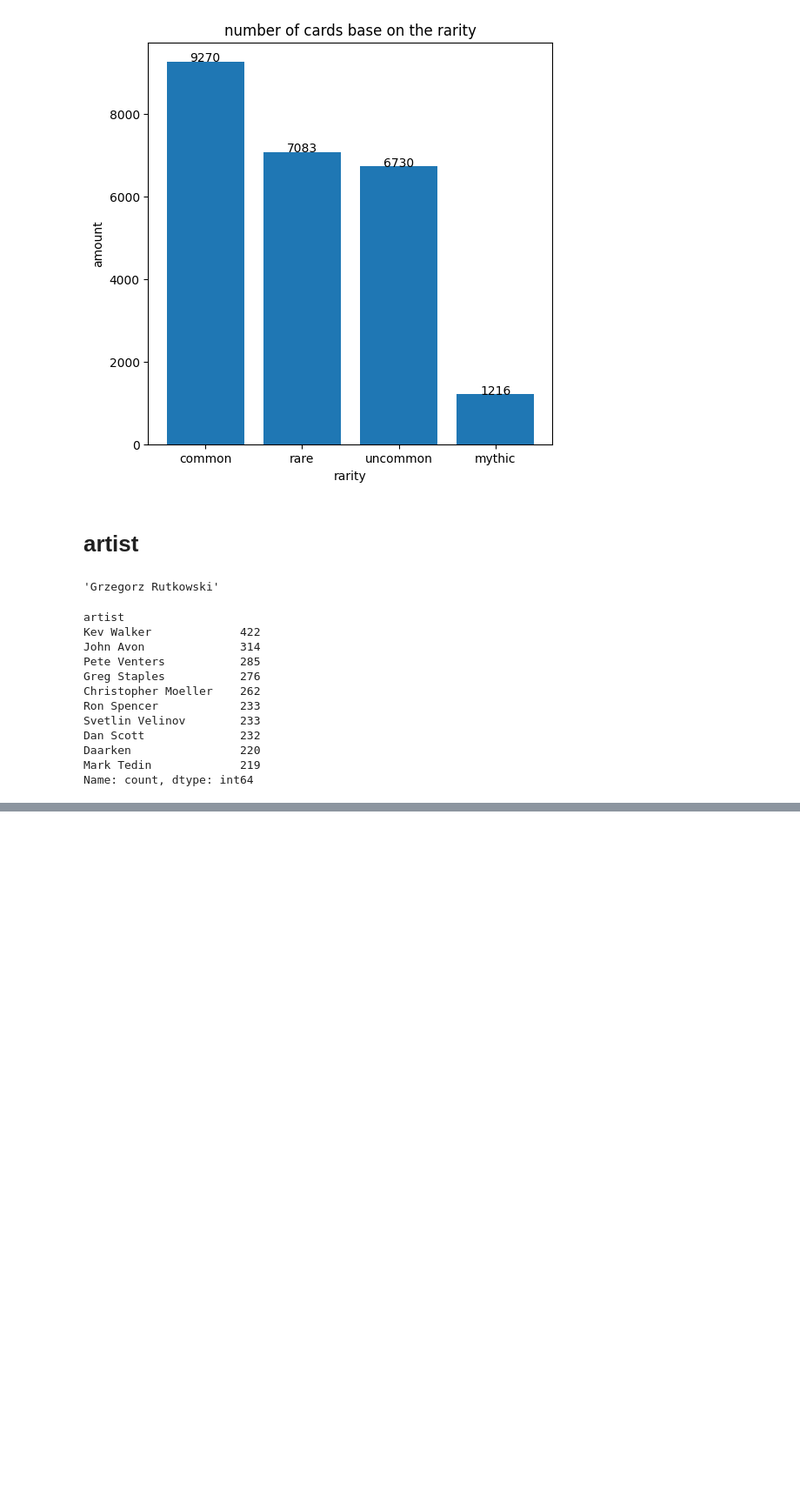
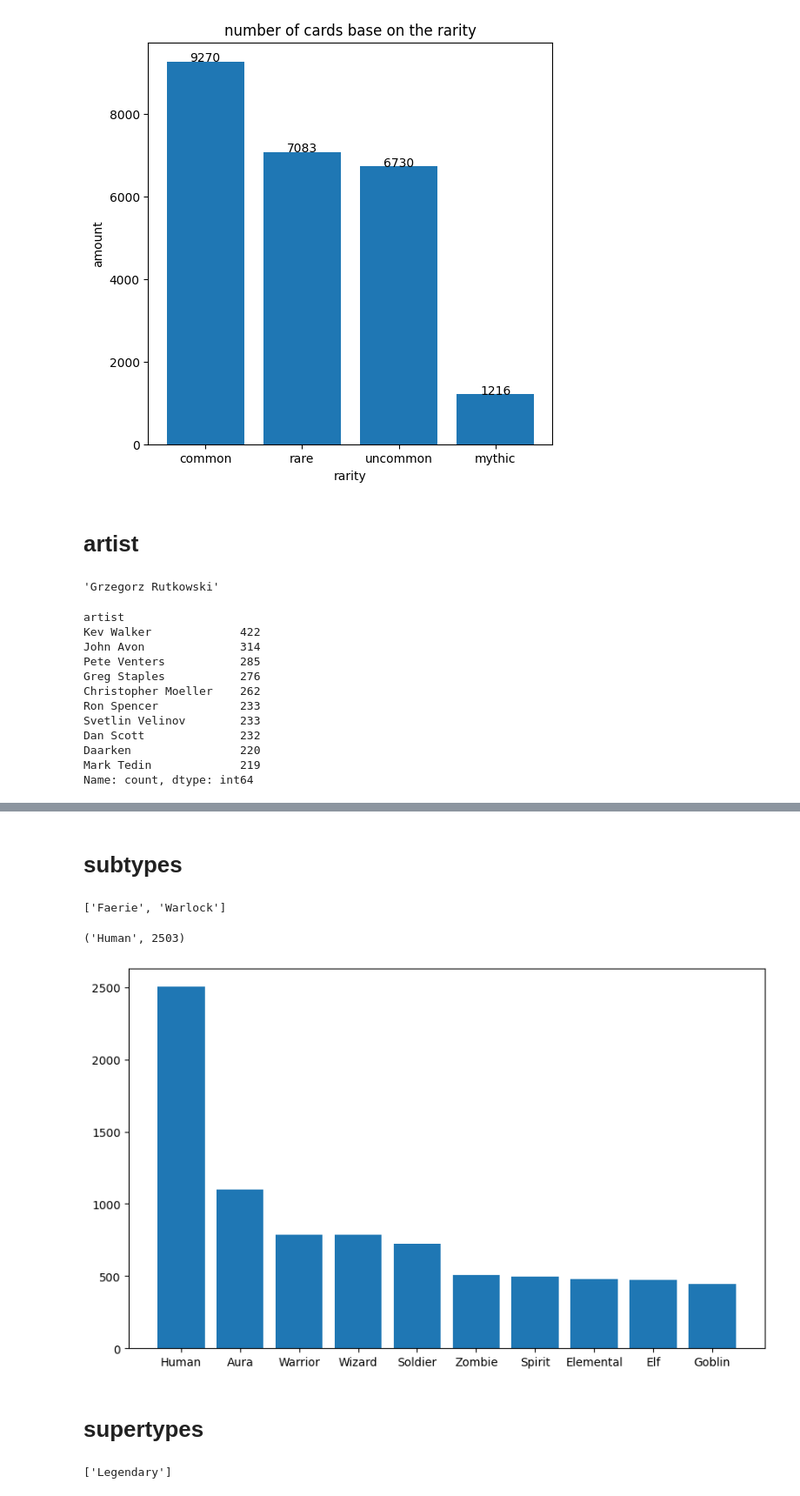
Before and after one commit to Mariodraghidicomodo/elaborato, a Jupyter notebook: progetto_data_scienze/codice/Some_Plots/Plot_final_df.ipynb, the cells around one changed output, grey strips where cells are left out. Shown at 87% size. Drawn from its saved outputs; the diff is of its cells as text; code cells hidden in the pictures; blank space fills up the shorter version.

Commit message:
plot

```diff
--- a/progetto_data_scienze/codice/Some_Plots/Plot_final_df.ipynb
+++ b/progetto_data_scienze/codice/Some_Plots/Plot_final_df.ipynb
@@ -610,0 +613,9 @@ plt.show()
+# %%
+rank = final_clean_df.edhrec_rank.iloc[30]
+print(type(rank)) #forse ci sono valori che sono float e altri str
+
+#final_clean_df.edhrec_rank[final_clean_df.edhrec_rank == type(str)]
+for x in final_clean_df.edhrec_rank:
+    if type(x) == str:
+        print(x)
+        print(f'stringa')
@@ -610,0 +674,64 @@ plt.show()
+# %% [markdown]
+# subtypes
+# %%
+final_clean_df.subtypes.iloc[30]
+# %% [output]
+['Faerie', 'Warlock']
+# %%
+#crechiamo qunati subtype esistono, è simile alla funzione dei type!!!
+
+#creo la lista con tutti i subtypes
+#lista con tipi importanti
+def create_lista_subtypes(): #ok perfetto
+    lista_subtypes = []
+    for index,tipo in final_clean_df.subtypes.items():
+        for x in tipo:
+            if x not in lista_subtypes:
+                lista_subtypes.append(x)
+    return lista_subtypes
+
+def count_subtypes(search_subtype): #ok perfetto, lo modifico e ritorno un count, non posso la lista la devo ritrasformare in un dizio
+    lista_indici = []
+    count = 0
+    for index,tipo in final_clean_df.subtypes.items():
+        if search_subtype in tipo:
+            count += 1
+            lista_indici.append(index)
+    return count
+
+#lista subtype
+lista_subtypes = create_lista_subtypes()
+lista_subtypes.sort()
+lista_subtypes
+
+#PERCHè HO FAATO TUTTO QUESTO
+#final_clean_df.subtypes.value_counts() #ok non mi divide le robe, tiene tutto unito
+
+#rimepio la lista
+dizi_subtype = {}
+for x in lista_subtypes:
+    dizi_subtype[x] = search_row_by_subtypes(x)
+dizi_subtype
+sas = sorted(dizi_subtype.items(), key=lambda x: x[1], reverse=True)[0:10] #i primi 10 più frequnti subtype
+sas[0]
+# %% [output]
+('Human', 2503)
+# %%
+diz = {}
+x=0
+while x < len(sas):
+    diz[sas[x][0]] = sas[x][1]
+    x+=1
+diz
+
+plt.figure(figsize=(10,6))
+plt.bar(diz.keys(),diz.values())
+plt.show()
+# %% [output]
+[figure, added]
+# %% [markdown]
+# supertypes
+# %%
+final_clean_df.supertypes.iloc[30]
+# %% [output]
+['Legendary']
```
Also changed, not shown: parts of 5 cells of this notebook.
